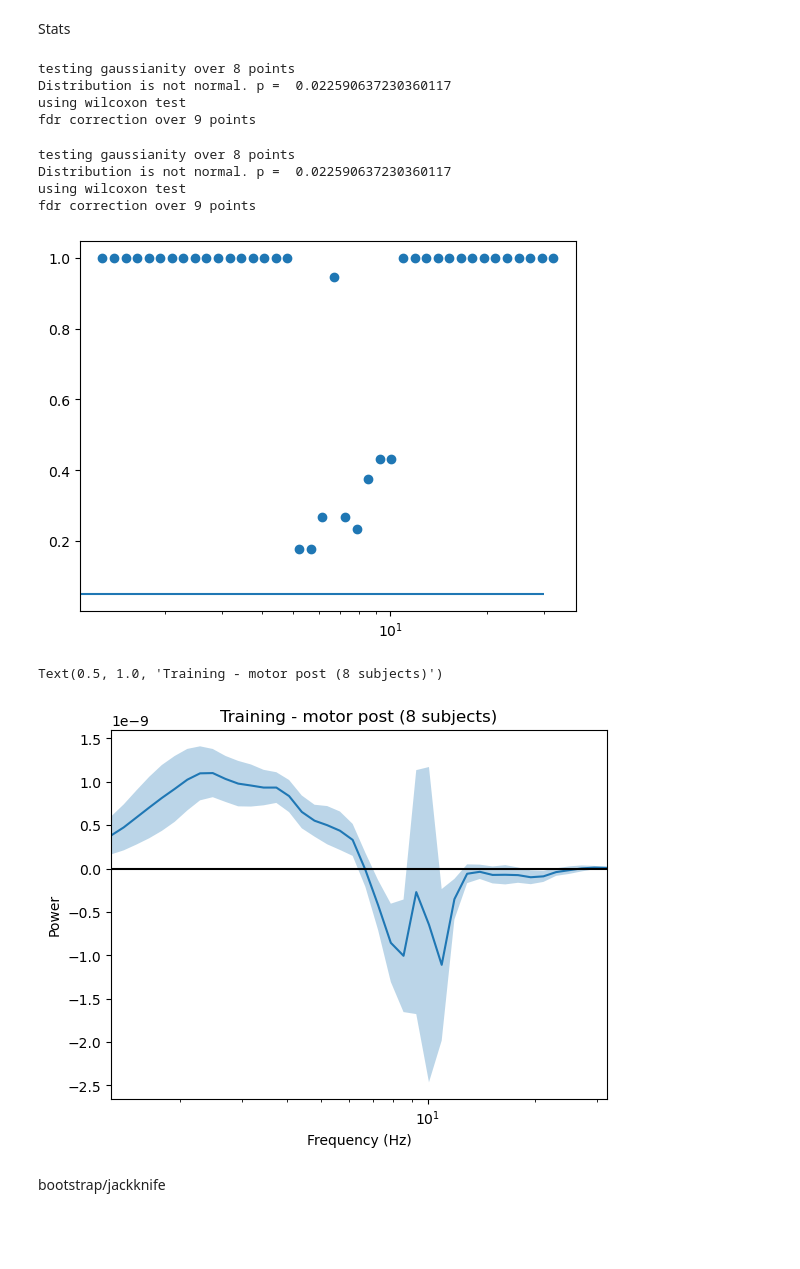
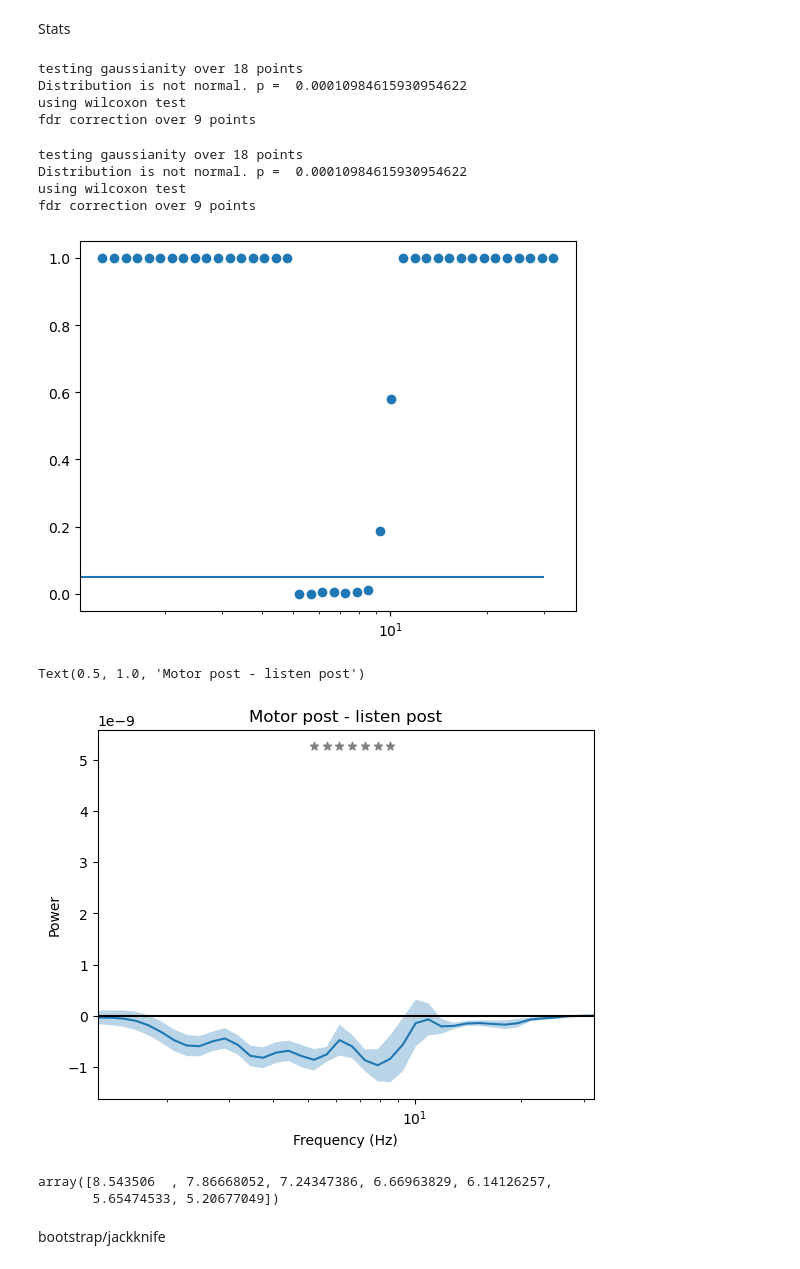
Before and after one commit to haiqin-zhang/AM-EEG, a Jupyter notebook: wavelet/AM_compare_power.ipynb, the cells around one changed output. Cells and saved outputs as stored; diff of their text form; code cells hidden in the pictures; blank space fills up the shorter version.

```diff
--- a/wavelet/AM_compare_power.ipynb
+++ b/wavelet/AM_compare_power.ipynb
@@ -36,7 +36,7 @@ wavelet_dir_l = f'/Users/cindyzhang/Documents/M2/Audiomotor_Piano/AM-EEG/wavelet
 wavelet_dir_m = f'/Users/cindyzhang/Documents/M2/Audiomotor_Piano/AM-EEG/wavelet/wavelets_mat_motor__n05to05_30Hz_all_ave'
 wavelet_dir_t = f'/Users/cindyzhang/Documents/M2/Audiomotor_Piano/AM-EEG/wavelet/wavelets_mat_training__n05to05_30Hz_all_ave'
 
-subjects_to_process = find_existing_subjects(wavelet_dir_t)
+subjects_to_process = find_existing_subjects(wavelet_dir_m)
 #subjects_to_process = ['13', '18', '12', '02']
 print('processing subjects', subjects_to_process)
 
@@ -88,7 +80,7 @@ plt.legend()
 # %% [markdown]
 Difference in power
 # %%
-power_diff = power_df_t['power']- power_df_m_post['power']
+power_diff = power_df_m_post['power']- power_df_l_post['power']
 power_diff = np.vstack(power_diff)
 # %%
 plot_power_freqs(freqs,power_diff)
@@ -110,8 +102,8 @@ lim1 = index_custom([freq_to_test_low],freqs)[0]
 lim2 = index_custom([freq_to_test_high], freqs)[0]
 test_stats, p_values = t_within_points(power_diff, lim1=lim1, lim2=lim2)
 # %% [output]
-testing gaussianity over 8 points
-Distribution is not normal. p =  0.022590637230360117
+testing gaussianity over 18 points
+Distribution is not normal. p =  0.00010984615930954622
 using wilcoxon test
 fdr correction over 9 points
 # %%
@@ -120,24 +112,29 @@ plt.scatter(freqs, p_values)
 plt.hlines(0.05, 0, 30)
 plt.xscale('log')
 # %% [output]
-testing gaussianity over 8 points
-Distribution is not normal. p =  0.022590637230360117
+testing gaussianity over 18 points
+Distribution is not normal. p =  0.00010984615930954622
 using wilcoxon test
 fdr correction over 9 points
-[figure, old version]
+[figure, new version]
 # %%
 sig_idx = [i for i, p in enumerate(p_values) if p < 0.05]
 
 plot_power_freqs(freqs, power_diff)
 plt.hlines(0,freqs[-1], freqs[0], color = 'black')
 plt.xlim(freqs[-1], freqs[0])
 
 sig_y_pos = np.max(power_diff)
 plt.scatter(freqs[sig_idx], [sig_y_pos]*len(sig_idx), marker = "*", color = 'grey')
-plt.title(f'Training - motor post (8 subjects)')
+plt.title(f'Motor post - listen post')
 # %% [output]
-Text(0.5, 1.0, 'Training - motor post (8 subjects)')
+Text(0.5, 1.0, 'Motor post - listen post')
-[figure, old version]
+[figure, new version]
+# %%
+freqs[sig_idx]
+# %% [output]
+array([8.543506  , 7.86668052, 7.24347386, 6.66963829, 6.14126257,
+       5.65474533, 5.20677049])
 # %% [markdown]
 bootstrap/jackknife
 # %%
```
Also changed, not shown: parts of 6 cells of this notebook, 10 other files.
